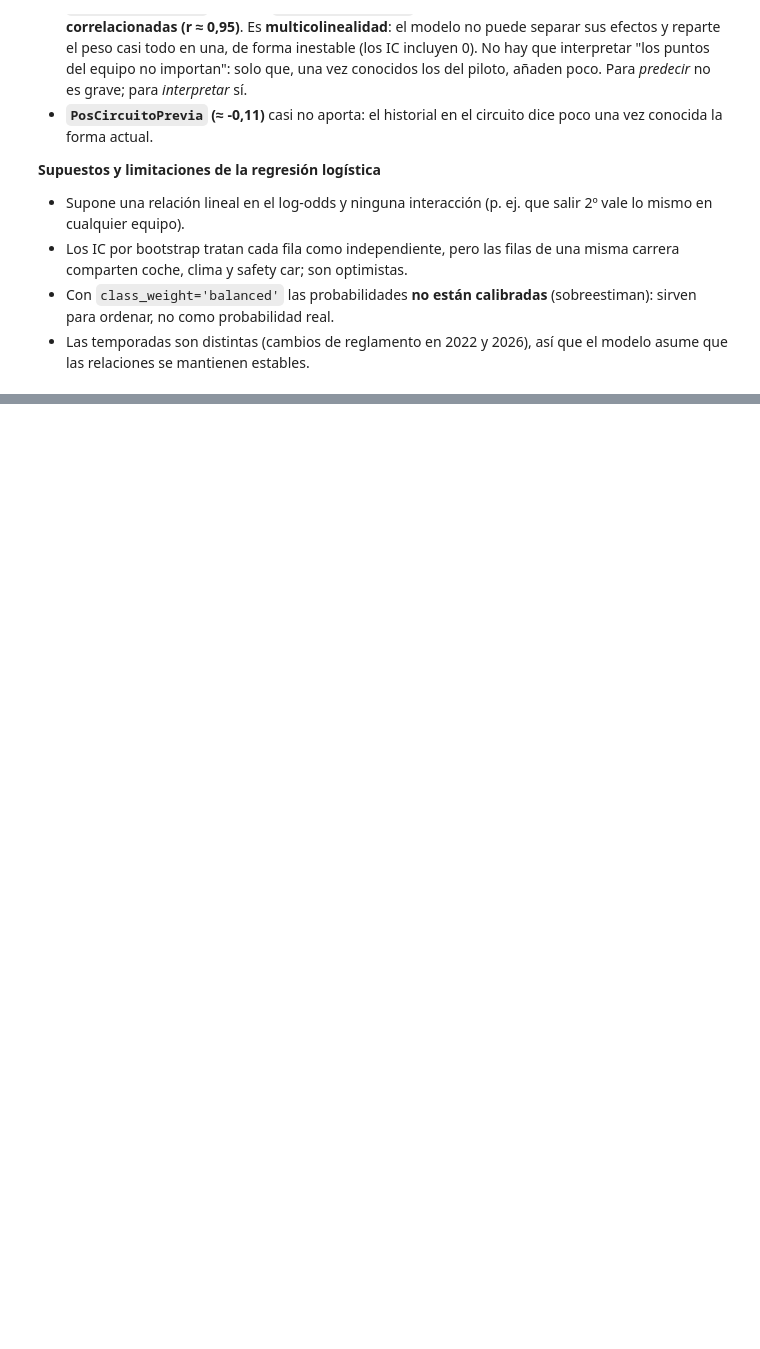
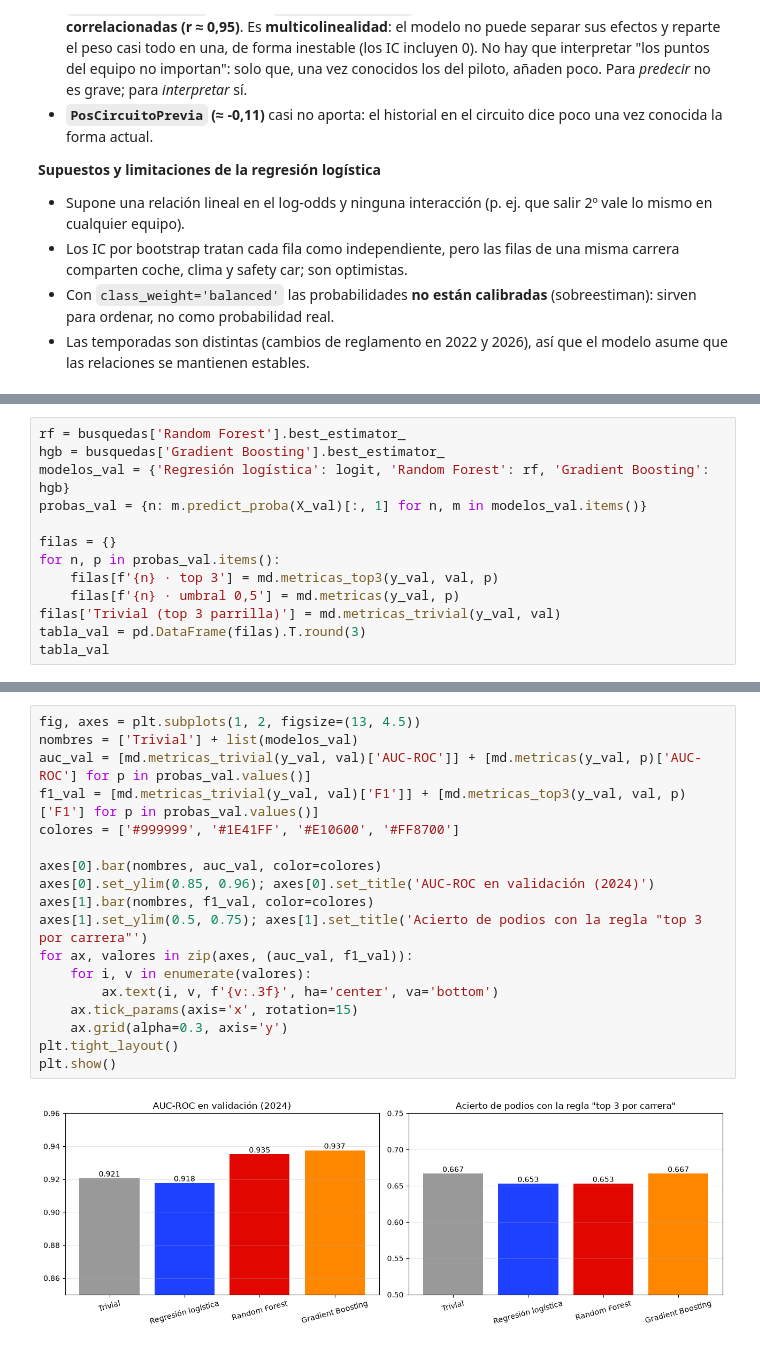
Before and after one commit to wewesito/f1-strategy-analytics, a Jupyter notebook: notebooks/04_prediccion.ipynb, the cells around one changed output, grey strips where cells are left out. Cells and saved outputs as stored; diff of their text form; blank space fills up the shorter version.

Commit message:
Día 24: Random Forest y Gradient Boosting con TimeSeriesSplit y RandomizedSearchCV
Co-Authored-By: Claude Sonnet 5.5 <noreply@anthropic.com>

```diff
--- a/notebooks/04_prediccion.ipynb
+++ b/notebooks/04_prediccion.ipynb
@@ -519,0 +604,13 @@ plt.show()
+# %%
+rf = busquedas['Random Forest'].best_estimator_
+hgb = busquedas['Gradient Boosting'].best_estimator_
+modelos_val = {'Regresión logística': logit, 'Random Forest': rf, 'Gradient Boosting': hgb}
+probas_val = {n: m.predict_proba(X_val)[:, 1] for n, m in modelos_val.items()}
+
+filas = {}
+for n, p in probas_val.items():
+    filas[f'{n} · top 3'] = md.metricas_top3(y_val, val, p)
+    filas[f'{n} · umbral 0,5'] = md.metricas(y_val, p)
+filas['Trivial (top 3 parrilla)'] = md.metricas_trivial(y_val, val)
+tabla_val = pd.DataFrame(filas).T.round(3)
+tabla_val
@@ -519,0 +626,20 @@ plt.show()
+# %%
+fig, axes = plt.subplots(1, 2, figsize=(13, 4.5))
+nombres = ['Trivial'] + list(modelos_val)
+auc_val = [md.metricas_trivial(y_val, val)['AUC-ROC']] + [md.metricas(y_val, p)['AUC-ROC'] for p in probas_val.values()]
+f1_val = [md.metricas_trivial(y_val, val)['F1']] + [md.metricas_top3(y_val, val, p)['F1'] for p in probas_val.values()]
+colores = ['#999999', '#1E41FF', '#E10600', '#FF8700']
+
+axes[0].bar(nombres, auc_val, color=colores)
+axes[0].set_ylim(0.85, 0.96); axes[0].set_title('AUC-ROC en validación (2024)')
+axes[1].bar(nombres, f1_val, color=colores)
+axes[1].set_ylim(0.5, 0.75); axes[1].set_title('Acierto de podios con la regla "top 3 por carrera"')
+for ax, valores in zip(axes, (auc_val, f1_val)):
+    for i, v in enumerate(valores):
+        ax.text(i, v, f'{v:.3f}', ha='center', va='bottom')
+    ax.tick_params(axis='x', rotation=15)
+    ax.grid(alpha=0.3, axis='y')
+plt.tight_layout()
+plt.show()
+# %% [output]
+[figure, added]
```
Also changed, not shown: parts of 8 cells of this notebook, 1 other file.
